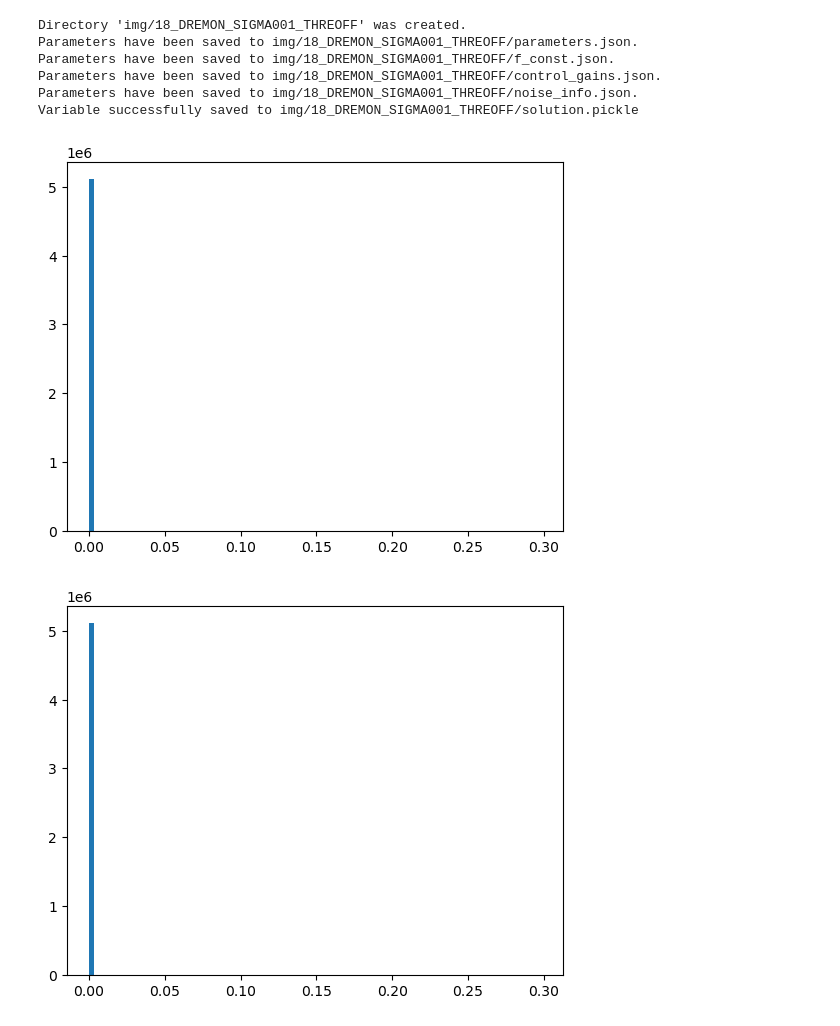
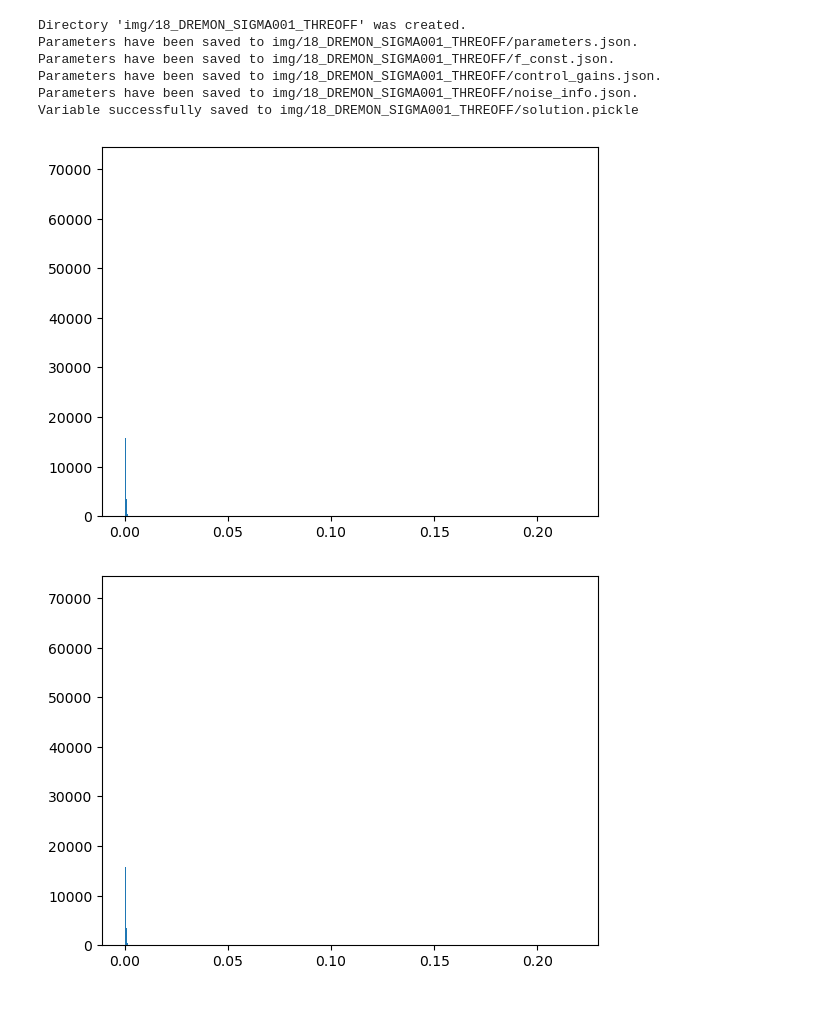
Before and after one commit to hirokiv/DREM_implementation, a Jupyter notebook: DREM.ipynb, the cells around one changed output. Cells and saved outputs as stored; diff of their text form; code cells hidden in the pictures.

```diff
--- a/DREM.ipynb
+++ b/DREM.ipynb
@@ -494,16 +469,16 @@ Parameters have been saved to img/18_DREMON_SIGMA001_THREOFF/noise_info.json.
 Variable successfully saved to img/18_DREMON_SIGMA001_THREOFF/solution.pickle
 # %%
 import DREM_routine
-plt.hist(DREM_routine.elapsed_dict['et1'], bins=100)
+plt.hist(DREM_routine.elapsed_dict['et1'], bins=1000)
 plt.show()
-plt.hist(DREM_routine.elapsed_dict['et2'], bins=100)
+plt.hist(DREM_routine.elapsed_dict['et2'], bins=1000)
 plt.show()
-plt.hist(DREM_routine.elapsed_dict['et3'], bins=100)
+plt.hist(DREM_routine.elapsed_dict['et3'], bins=1000)
 plt.show()
-plt.hist(DREM_routine.elapsed_dict['et4'], bins=100)
+plt.hist(DREM_routine.elapsed_dict['et4'], bins=1000)
 plt.show()
-plt.hist(DREM_routine.elapsed_dict['et5'], bins=100)
+plt.hist(DREM_routine.elapsed_dict['et5'], bins=1000)
 plt.show()
 # %% [output]
-[figure, old version]
+[figure, new version]
-[figure, old version]
+[figure, new version]
```
Also changed, not shown: parts of 11 cells of this notebook, 6 other files.
